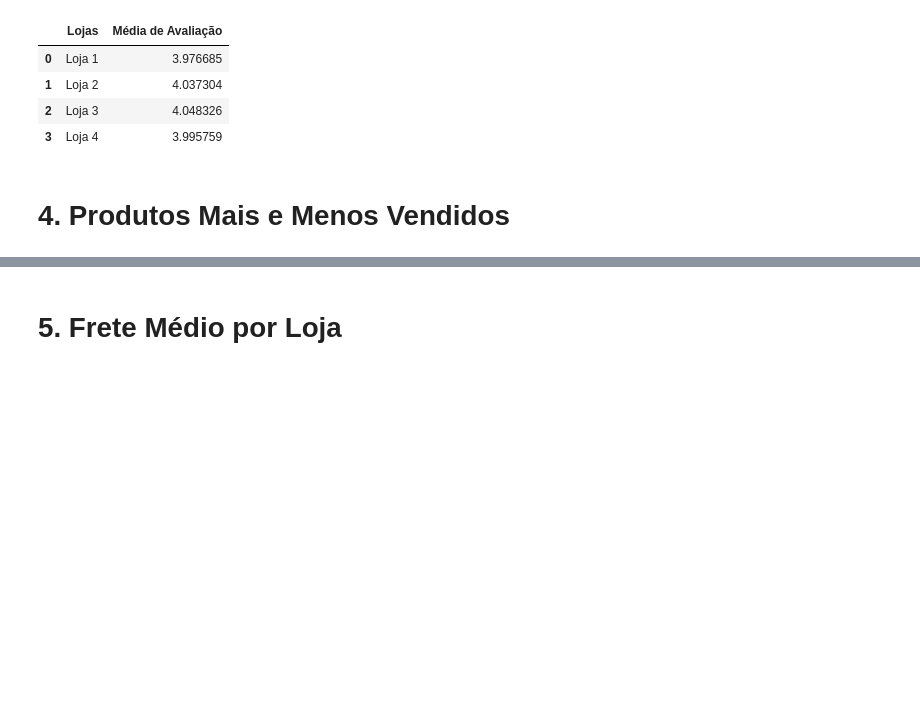
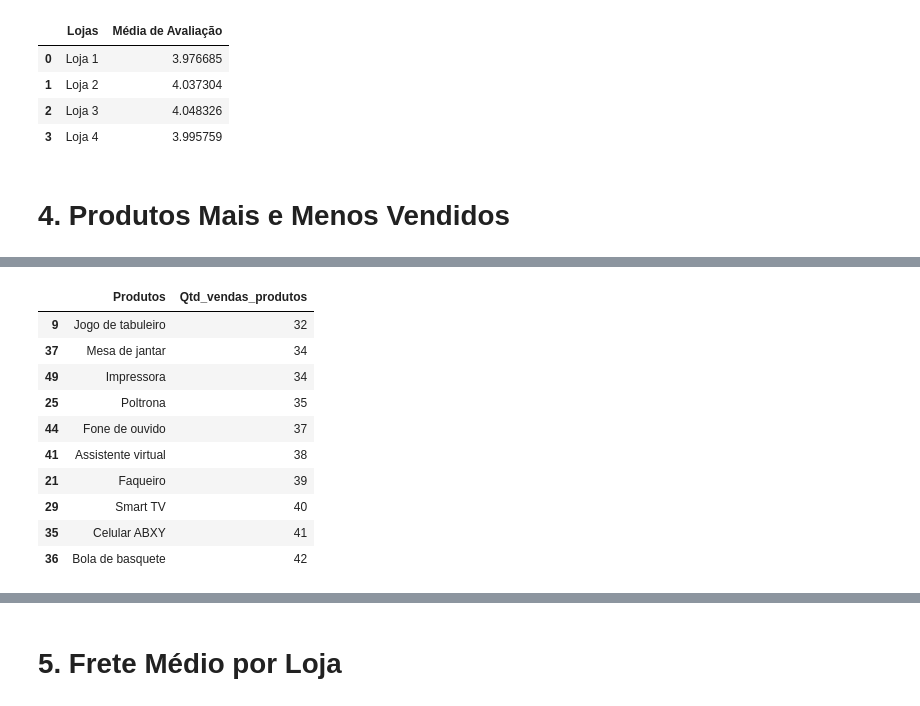
Before and after one commit to bdev16/Alura_Store_Challenger, a Jupyter notebook: AluraStoreBr.ipynb, the cells around one changed output, grey strips where cells are left out. Saved outputs shown, nothing was run; the diff lists cells and outputs as text; code cells hidden in the pictures; blank space fills up the shorter version.

```diff
--- a/AluraStoreBr.ipynb
+++ b/AluraStoreBr.ipynb
@@ -213,0 +304,14 @@ pd.DataFrame(media_avaliacao_lojas, columns=['Lojas', 'Média de Avaliação'])
+# %%
+produtos_menos_vendidos(loja2)
+# %% [output]
+|  | Produtos | Qtd_vendas_produtos |
+| 9 | Jogo de tabuleiro | 32 |
+| 37 | Mesa de jantar | 34 |
+| 49 | Impressora | 34 |
+| 25 | Poltrona | 35 |
+| 44 | Fone de ouvido | 37 |
+| 41 | Assistente virtual | 38 |
+| 21 | Faqueiro | 39 |
+| 29 | Smart TV | 40 |
+| 35 | Celular ABXY | 41 |
+| 36 | Bola de basquete | 42 |
```
Also changed, not shown: parts of 8 cells of this notebook.
